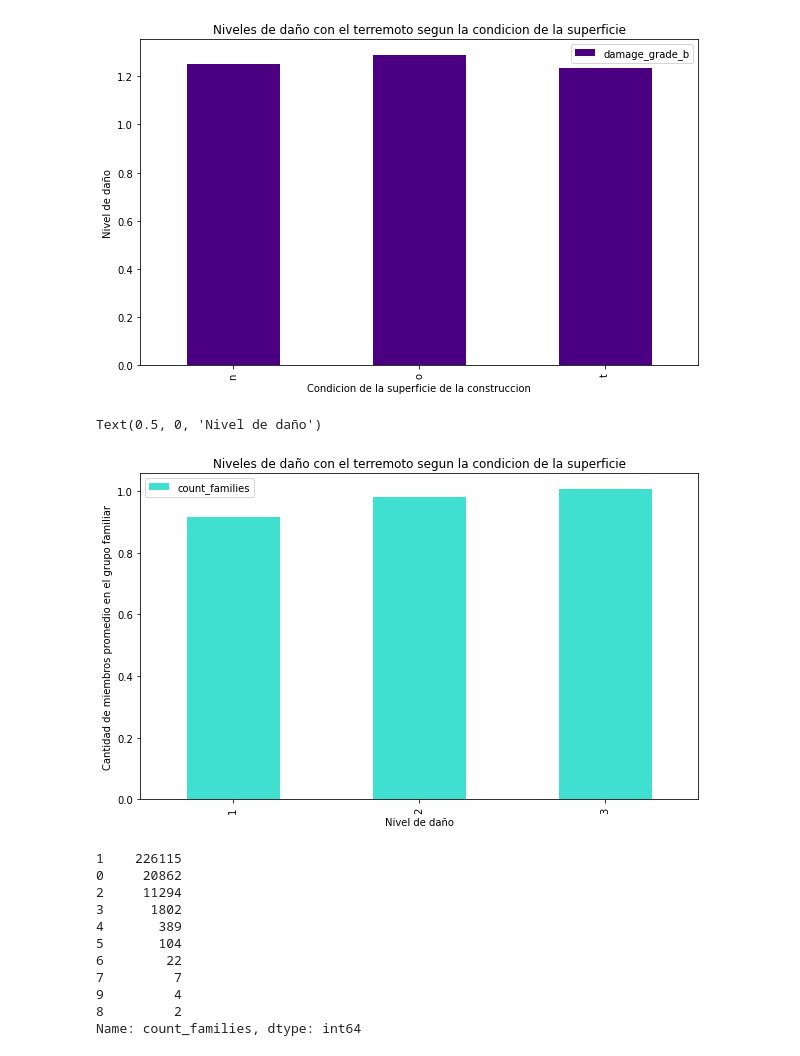
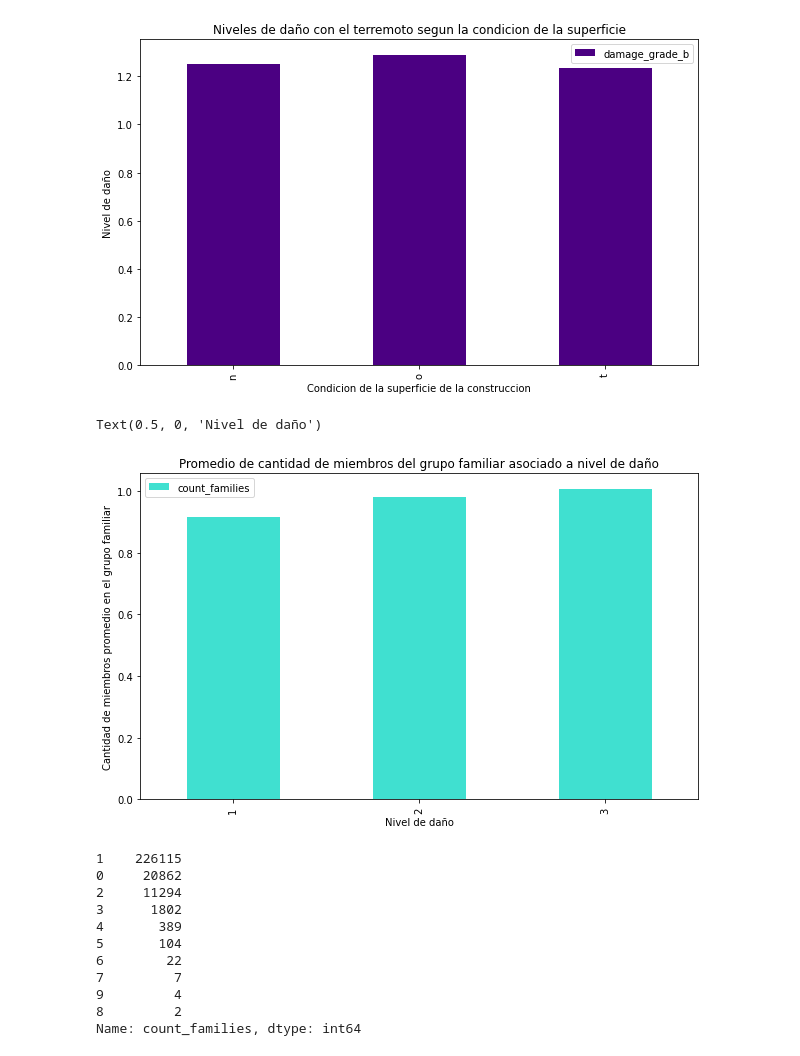
Before and after one commit to Noenf/Datos-1C2021, a Jupyter notebook: TP1/experimentacion_esmi.ipynb, the cells around one changed output. Cells and saved outputs as stored; diff of their text form; code cells hidden in the pictures.

```diff
--- a/TP1/experimentacion_esmi.ipynb
+++ b/TP1/experimentacion_esmi.ipynb
@@ -340,13 +340,13 @@ ax.set_xlabel('Condicion de la superficie de la construccion')
 Text(0.5, 0, 'Condicion de la superficie de la construccion')
 [figure]
 # %%
-grouped_count_families=df.groupby(['damage_grade']).agg({'count_families':'mean'}).plot(kind='bar', title='Niveles de daño con el terremoto segun la condicion de la superficie', linewidth=2, figsize=(10,6), color='turquoise');
+grouped_count_families=df.groupby(['damage_grade']).agg({'count_families':'mean'}).plot(kind='bar', title='Promedio de cantidad de miembros del grupo familiar asociado a nivel de daño', linewidth=2, figsize=(10,6), color='turquoise');
 ax=plt.gca()
 ax.set_ylabel('Cantidad de miembros promedio en el grupo familiar');
 ax.set_xlabel('Nivel de daño')
 # %% [output]
 Text(0.5, 0, 'Nivel de daño')
-[figure, old version]
+[figure, new version]
 # %%
 df['count_families'].value_counts()
 # %% [output]
```
Also changed, not shown: parts of 4 cells of this notebook, 3 other files.
